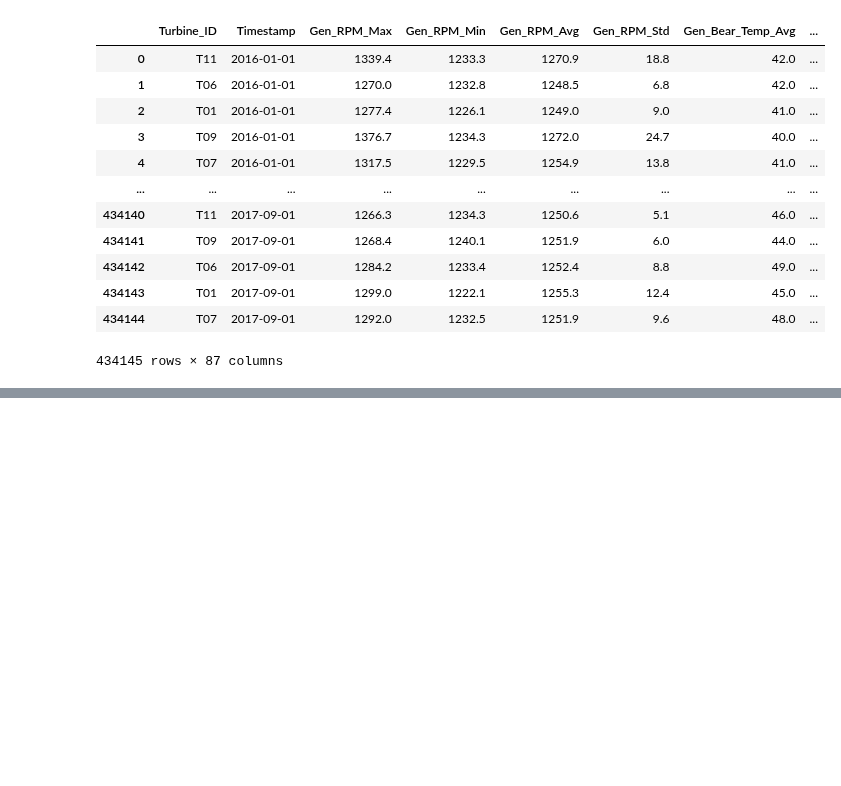
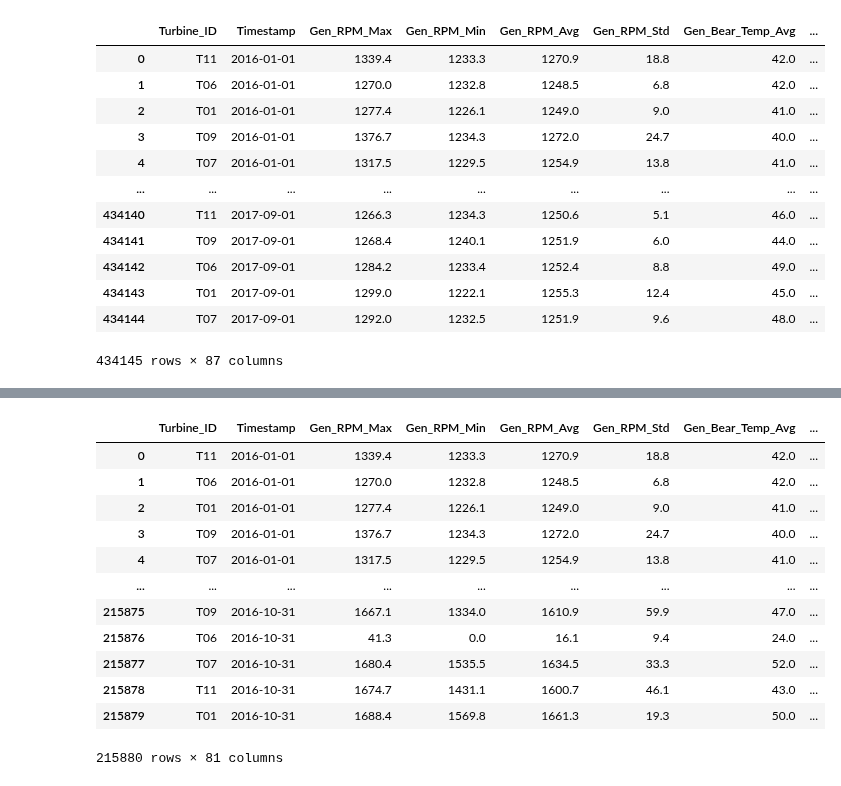
Before and after one commit to RicardoJPedro82/wmillfailprev, a Jupyter notebook: notebooks/Miguel_AnaliseExploratoria.ipynb, the cells around one changed output, grey strips where cells are left out. Drawn from its saved outputs; the diff is of its cells as text; code cells hidden in the pictures; blank space fills up the shorter version.

```diff
--- a/notebooks/Miguel_AnaliseExploratoria.ipynb
+++ b/notebooks/Miguel_AnaliseExploratoria.ipynb
@@ -23,6 +21,8 @@ df_time_stamp['Timestamp'] = pd.to_datetime(df_time_stamp['Timestamp'])
 # %%
 df_failures = pd.read_csv(r'../rawdata/wind-farm-1-failures-training.csv', sep=';')
 # %%
+#df_failures['Timestamp'] = pd.to_datetime(df_failures['Timestamp']).dt.tz_convert(None)
 
-df_failures['Timestamp'] = pd.to_datetime(df_failures['Timestamp']).dt.tz_convert(None)
-#df_failures[df_failures['Turbine_ID']=='T07']
+df_failures['Timestamp_new'] = df_failures.apply(lambda x: x['Timestamp'] - datetime.timedelta(minutes=x['Timestamp'].minute % -10,
+                             seconds=x['Timestamp'].second,
+                             microseconds=x['Timestamp'].microsecond),axis=1)
@@ -149,0 +213,16 @@ df_signals_target
+# %%
+df_signals_target_short.drop(columns=target_cols)
+# %% [output]
+|  | Turbine_ID | Timestamp | Gen_RPM_Max | Gen_RPM_Min | Gen_RPM_Avg | Gen_RPM_Std | Gen_Bear_Temp_Avg | ... |
+| 0 | T11 | 2016-01-01 | 1339.4 | 1233.3 | 1270.9 | 18.8 | 42.0 | ... |
+| 1 | T06 | 2016-01-01 | 1270.0 | 1232.8 | 1248.5 | 6.8 | 42.0 | ... |
+| 2 | T01 | 2016-01-01 | 1277.4 | 1226.1 | 1249.0 | 9.0 | 41.0 | ... |
+| 3 | T09 | 2016-01-01 | 1376.7 | 1234.3 | 1272.0 | 24.7 | 40.0 | ... |
+| 4 | T07 | 2016-01-01 | 1317.5 | 1229.5 | 1254.9 | 13.8 | 41.0 | ... |
+| ... | ... | ... | ... | ... | ... | ... | ... | ... |
+| 215875 | T09 | 2016-10-31 | 1667.1 | 1334.0 | 1610.9 | 59.9 | 47.0 | ... |
+| 215876 | T06 | 2016-10-31 | 41.3 | 0.0 | 16.1 | 9.4 | 24.0 | ... |
+| 215877 | T07 | 2016-10-31 | 1680.4 | 1535.5 | 1634.5 | 33.3 | 52.0 | ... |
+| 215878 | T11 | 2016-10-31 | 1674.7 | 1431.1 | 1600.7 | 46.1 | 43.0 | ... |
+| 215879 | T01 | 2016-10-31 | 1688.4 | 1569.8 | 1661.3 | 19.3 | 50.0 | ... |
+215880 rows × 81 columns
```
Also changed, not shown: parts of 28 cells of this notebook, 3 other files.
